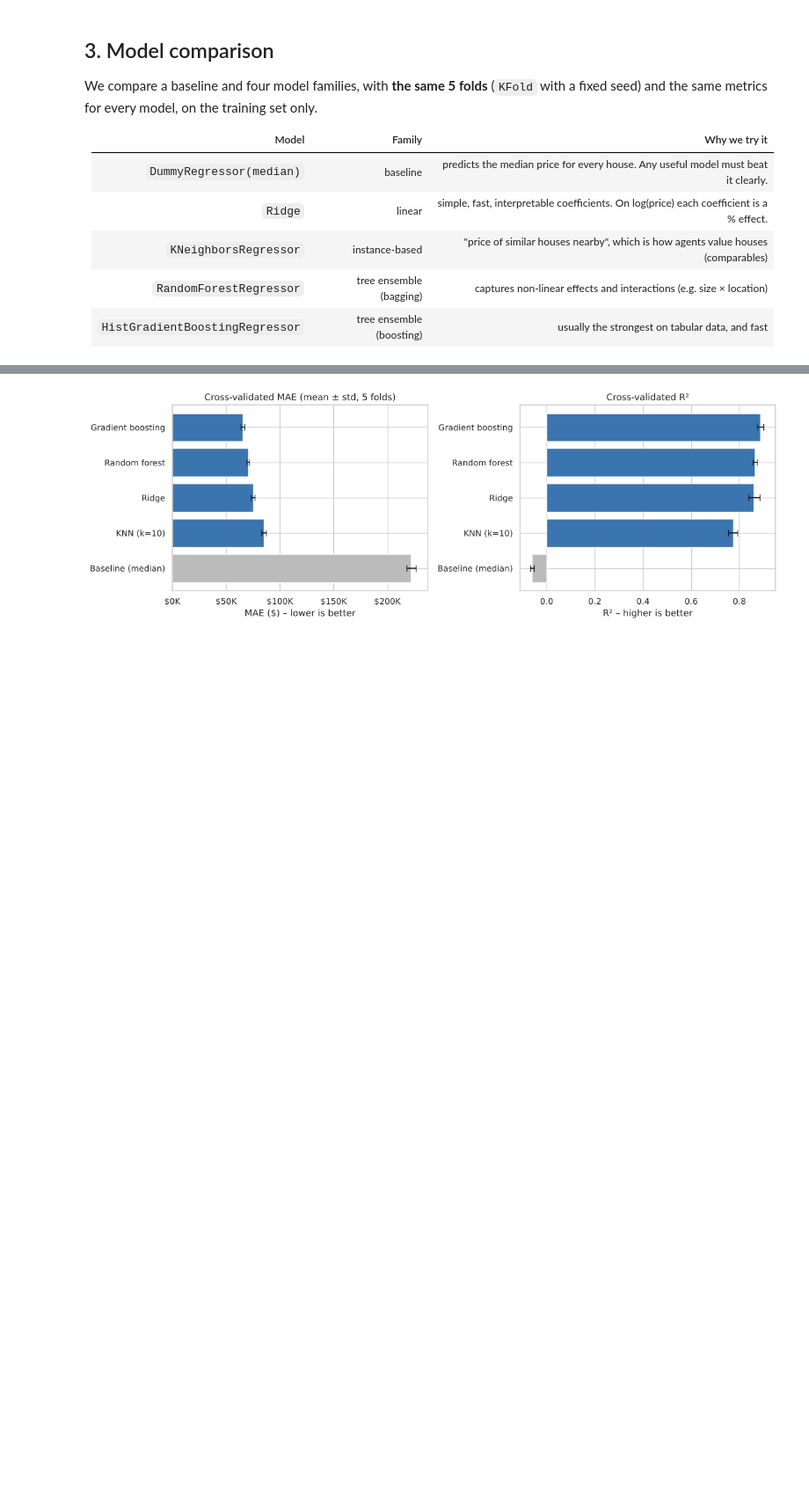
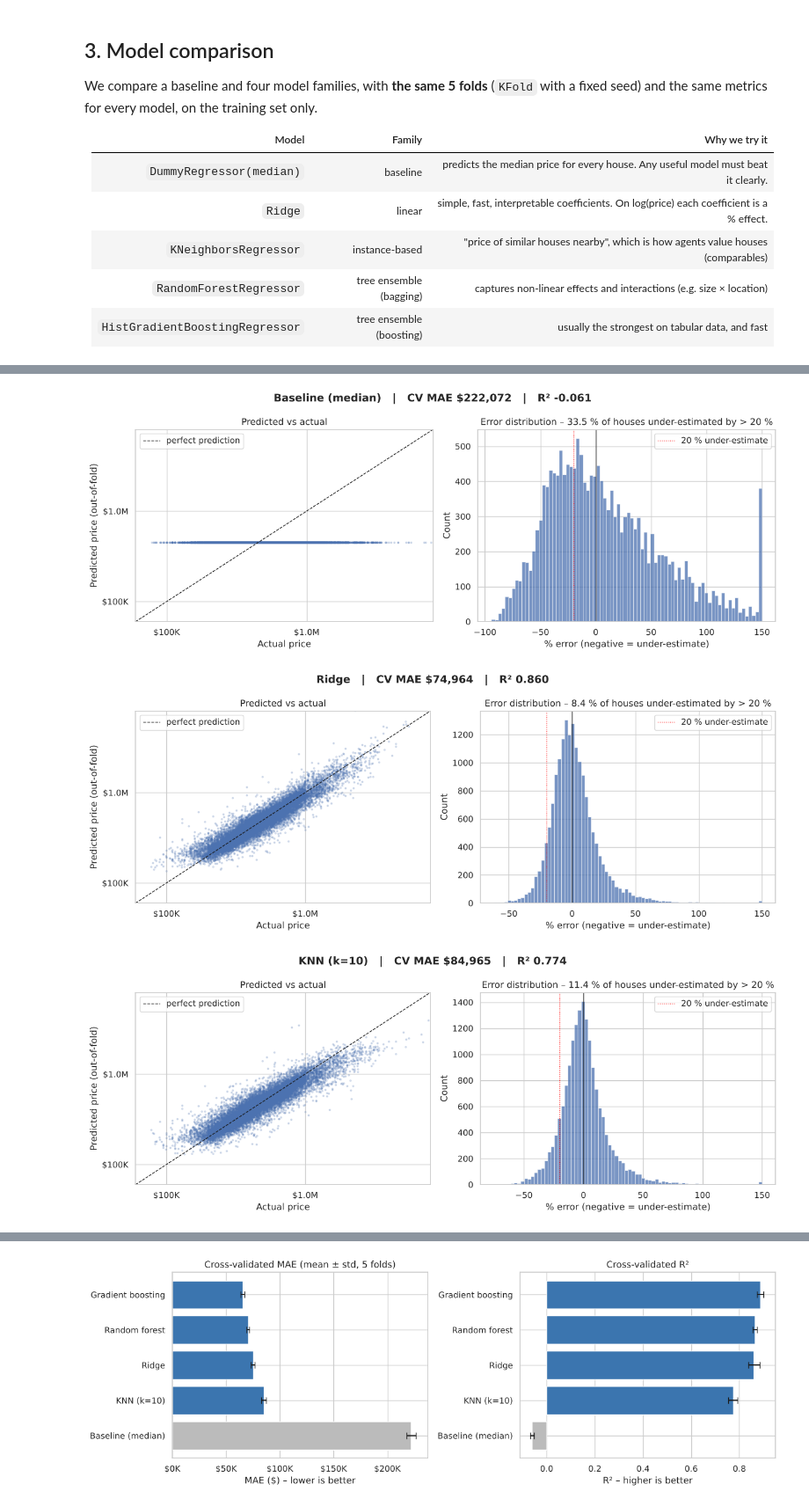
Before and after one commit to iaac-maai/group7_day2_assignment, a Jupyter notebook: notebook/supervised_learning.ipynb, the cells around one changed output, grey strips where cells are left out. Shown at 88% size. Saved outputs shown, nothing was run; the diff lists cells and outputs as text; code cells hidden in the pictures; blank space fills up the shorter version.

```diff
--- a/notebook/supervised_learning.ipynb
+++ b/notebook/supervised_learning.ipynb
@@ -249,0 +258,45 @@ Gradient boosting    MAE $   65,367 ±   1,846   R² 0.887   fit 1.0s
+# %%
+from sklearn.model_selection import cross_val_predict
+
+price_fmt = plt.FuncFormatter(lambda v, _: f"${v/1e6:.1f}M" if v >= 1e6 else f"${v/1e3:.0f}K")
+oof_predictions = {}
+
+for name, reg in models.items():
+    y_oof = cross_val_predict(make_pipeline(reg), X_train, y_train, cv=cv, n_jobs=1)
+    oof_predictions[name] = y_oof
+    pct_error = 100 * (y_oof - y_train) / y_train
+    mae = -cv_results[name]["test_MAE"].mean()
+    r2 = cv_results[name]["test_R2"].mean()
+
+    fig, axes = plt.subplots(1, 2, figsize=(13, 5))
+
+    # left: predicted vs actual
+    ax = axes[0]
+    ax.scatter(y_train, y_oof, s=4, alpha=0.2)
+    lims = [6e4, 8e6]
+    ax.plot(lims, lims, "k--", lw=1, label="perfect prediction")
+    ax.set_xscale("log"); ax.set_yscale("log")
+    ax.set_xlim(lims); ax.set_ylim(lims)
+    ax.xaxis.set_major_formatter(price_fmt); ax.yaxis.set_major_formatter(price_fmt)
+    ax.set_xlabel("Actual price"); ax.set_ylabel("Predicted price (out-of-fold)")
+    ax.set_title("Predicted vs actual")
+    ax.legend(loc="upper left")
+
+    # right: % error distribution
+    ax = axes[1]
+    sns.histplot(pct_error.clip(-100, 150), bins=80, ax=ax)
+    ax.axvline(0, color="k", lw=1)
+    ax.axvline(-20, color="red", ls=":", lw=1, label="20 % under-estimate")
+    ax.set_xlabel("% error (negative = under-estimate)")
+    ax.set_title(f"Error distribution – {(pct_error < -20).mean()*100:.1f} % of houses under-estimated by > 20 %")
+    ax.legend()
+
+    fig.suptitle(f"{name}   |   CV MAE ${mae:,.0f}   |   R² {r2:.3f}", fontsize=14, fontweight="bold")
+    plt.tight_layout()
+    slug = name.lower().split(" (")[0].replace(" ", "_")
+    plt.savefig(FIG_DIR / f"01_cv_{slug}.png", dpi=150, bbox_inches="tight")
+    plt.show()
+# %% [output]
+[figure, added]
+[figure, added]
+[figure, added]
```
Also changed, not shown: parts of 8 cells of this notebook, 5 other files.
